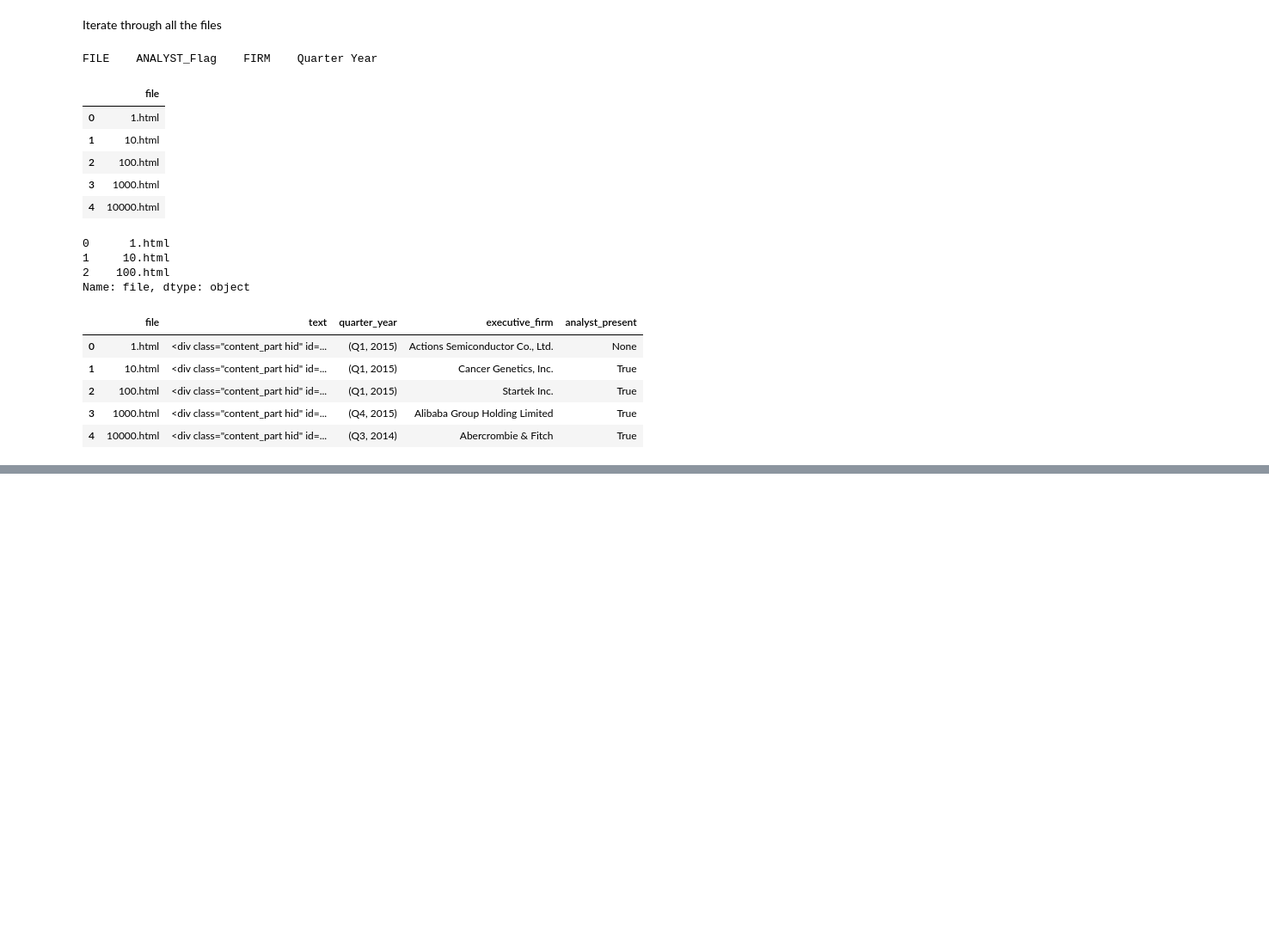
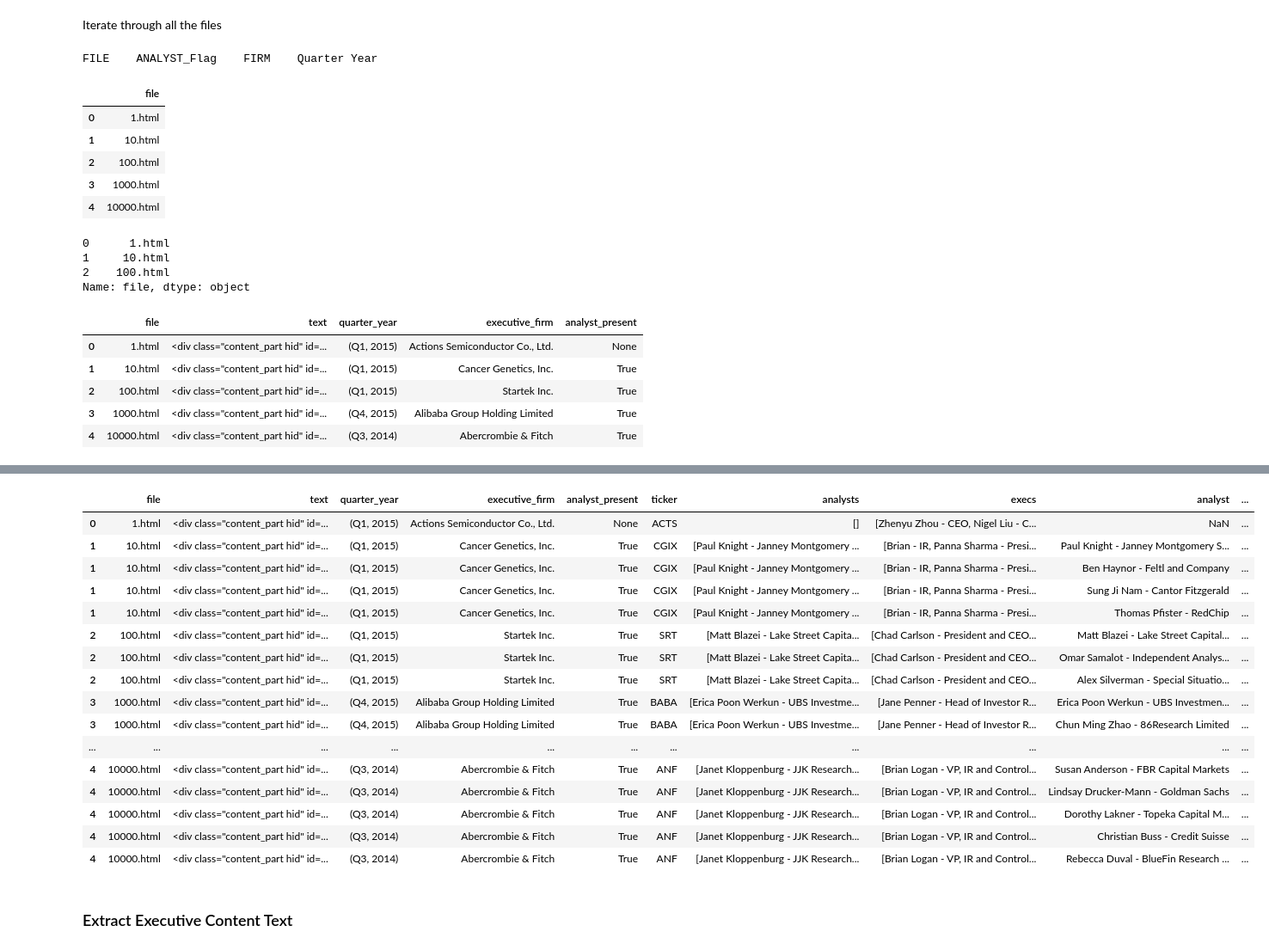
Before and after one commit to internetoftim/textparsing, a Jupyter notebook: Parse Conversation HTML.ipynb, the cells around one changed output, grey strips where cells are left out. Shown: that part at 86% size. Cells and saved outputs as stored; diff of their text form; code cells hidden in the pictures; blank space fills up the shorter version.

Commit message:
extracted text from html

```diff
--- a/Parse Conversation HTML.ipynb
+++ b/Parse Conversation HTML.ipynb
@@ -381,0 +411,14 @@ out_executives['analyst_present']= out_executives.apply(lambda x: is_analyst_pre
+# %%
+input_string='Zhenyu Zhou - CEO'
+def extract_name (input_string,delim='-'):
+    if not pd.isnull(input_string):
+        name_search = re.search('(^[^-]*)-', input_string, re.IGNORECASE)
+        return name_search.group(1).strip()
+    else:
+        return None
+def extract_title (input_string,delim='-'):
+    if not pd.isnull(input_string):
+        title_search = re.search('^[^-]*-(.*)', input_string, re.IGNORECASE)
+        return title_search.group(1).strip()
+    else:
+        return None
@@ -382 +428,4 @@ out_executives['analyst_present']= out_executives.apply(lambda x: is_analyst_pre
+# %%
+out_analyst['analyst_name'] = out_analyst.apply(lambda x: extract_name(x['analyst']), axis=1)
+out_analyst['analyst_firm'] = out_analyst.apply(lambda x: extract_title(x['analyst']), axis=1)
 # %%
@@ -387,0 +476,19 @@ temp = 'home/1000.html'
+# %%
+def extract_content(input_soup,current_name):
+#     current_name = 'Panna Sharma'
+    if not (pd.isnull(current_name) ):
+        temp = input_soup.find(id='article_content')
+        test_string = []
+        # print(temp)
+        for element in temp.find_all('strong'):
+            if (re.search(current_name.strip().lower(),element.text,flags=re.IGNORECASE)):
+                while  (1):
+                    element = element.find_next()
+        #           print(element.text.strip())
+                    if element.find('strong') or \
+                    element.find('div'):
+                        break
+                    test_string.append(element.text.strip())
+        return test_string
+    else:
+        return None
@@ -387,0 +515,25 @@ temp = 'home/1000.html'
+# %%
+out_analyst['analyst_content'] = out_analyst.apply(lambda x: \
+                                         extract_content(x['text'],x['analyst_name']), axis=1)
+# %%
+out_analyst
+# %% [output]
+|  | file | text | quarter_year | executive_firm | analyst_present | ticker | analysts | execs | analyst | ... |
+| 0 | 1.html | <div class="content_part hid" id=... | (Q1, 2015) | Actions Semiconductor Co., Ltd. | None | ACTS | [] | [Zhenyu Zhou - CEO, Nigel Liu - C... | NaN | ... |
+| 1 | 10.html | <div class="content_part hid" id=... | (Q1, 2015) | Cancer Genetics, Inc. | True | CGIX | [Paul Knight - Janney Montgomery ... | [Brian - IR, Panna Sharma - Presi... | Paul Knight - Janney Montgomery S... | ... |
+| 1 | 10.html | <div class="content_part hid" id=... | (Q1, 2015) | Cancer Genetics, Inc. | True | CGIX | [Paul Knight - Janney Montgomery ... | [Brian - IR, Panna Sharma - Presi... | Ben Haynor - Feltl and Company | ... |
+| 1 | 10.html | <div class="content_part hid" id=... | (Q1, 2015) | Cancer Genetics, Inc. | True | CGIX | [Paul Knight - Janney Montgomery ... | [Brian - IR, Panna Sharma - Presi... | Sung Ji Nam - Cantor Fitzgerald | ... |
+| 1 | 10.html | <div class="content_part hid" id=... | (Q1, 2015) | Cancer Genetics, Inc. | True | CGIX | [Paul Knight - Janney Montgomery ... | [Brian - IR, Panna Sharma - Presi... | Thomas Pfister - RedChip | ... |
+| 2 | 100.html | <div class="content_part hid" id=... | (Q1, 2015) | Startek Inc. | True | SRT | [Matt Blazei - Lake Street Capita... | [Chad Carlson - President and CEO... | Matt Blazei - Lake Street Capital... | ... |
+| 2 | 100.html | <div class="content_part hid" id=... | (Q1, 2015) | Startek Inc. | True | SRT | [Matt Blazei - Lake Street Capita... | [Chad Carlson - President and CEO... | Omar Samalot - Independent Analys... | ... |
+| 2 | 100.html | <div class="content_part hid" id=... | (Q1, 2015) | Startek Inc. | True | SRT | [Matt Blazei - Lake Street Capita... | [Chad Carlson - President and CEO... | Alex Silverman - Special Situatio... | ... |
+| 3 | 1000.html | <div class="content_part hid" id=... | (Q4, 2015) | Alibaba Group Holding Limited | True | BABA | [Erica Poon Werkun - UBS Investme... | [Jane Penner - Head of Investor R... | Erica Poon Werkun - UBS Investmen... | ... |
+| 3 | 1000.html | <div class="content_part hid" id=... | (Q4, 2015) | Alibaba Group Holding Limited | True | BABA | [Erica Poon Werkun - UBS Investme... | [Jane Penner - Head of Investor R... | Chun Ming Zhao - 86Research Limited | ... |
+| ... | ... | ... | ... | ... | ... | ... | ... | ... | ... | ... |
+| 4 | 10000.html | <div class="content_part hid" id=... | (Q3, 2014) | Abercrombie & Fitch | True | ANF | [Janet Kloppenburg - JJK Research... | [Brian Logan - VP, IR and Control... | Susan Anderson - FBR Capital Markets | ... |
+| 4 | 10000.html | <div class="content_part hid" id=... | (Q3, 2014) | Abercrombie & Fitch | True | ANF | [Janet Kloppenburg - JJK Research... | [Brian Logan - VP, IR and Control... | Lindsay Drucker-Mann - Goldman Sachs | ... |
+| 4 | 10000.html | <div class="content_part hid" id=... | (Q3, 2014) | Abercrombie & Fitch | True | ANF | [Janet Kloppenburg - JJK Research... | [Brian Logan - VP, IR and Control... | Dorothy Lakner - Topeka Capital M... | ... |
+| 4 | 10000.html | <div class="content_part hid" id=... | (Q3, 2014) | Abercrombie & Fitch | True | ANF | [Janet Kloppenburg - JJK Research... | [Brian Logan - VP, IR and Control... | Christian Buss - Credit Suisse | ... |
+| 4 | 10000.html | <div class="content_part hid" id=... | (Q3, 2014) | Abercrombie & Fitch | True | ANF | [Janet Kloppenburg - JJK Research... | [Brian Logan - VP, IR and Control... | Rebecca Duval - BlueFin Research ... | ... |
+# %% [markdown]
+### Extract Executive Content Text
```
Also changed, not shown: parts of 30 cells of this notebook.
